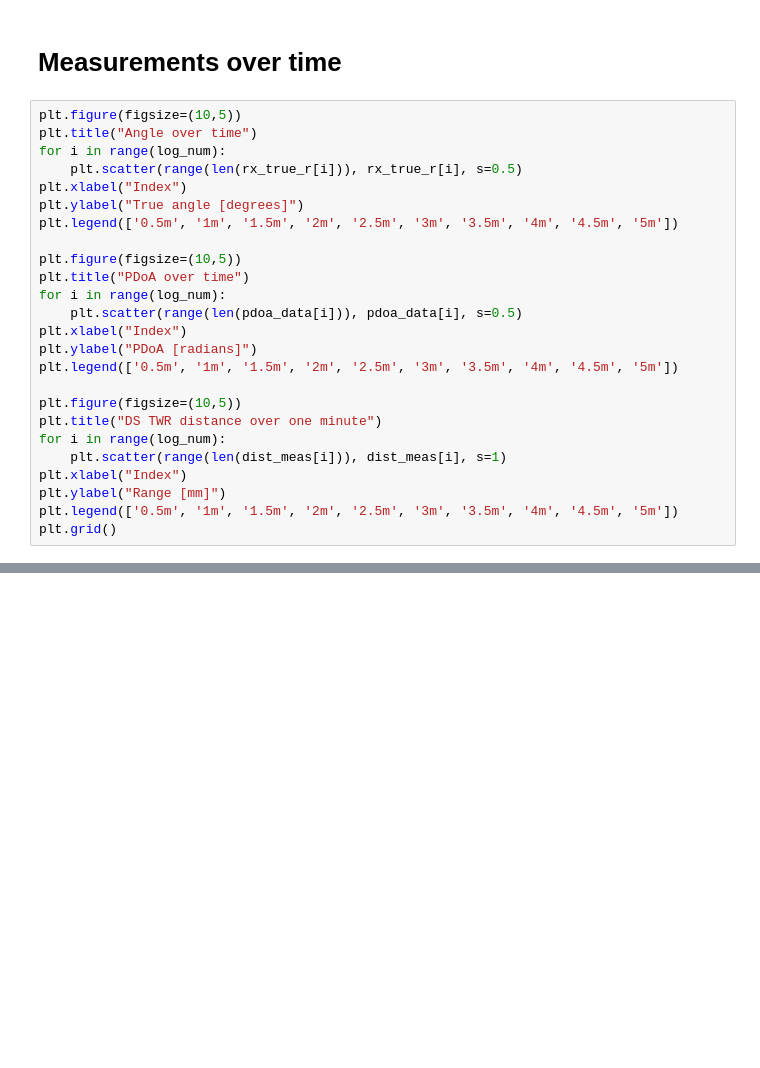
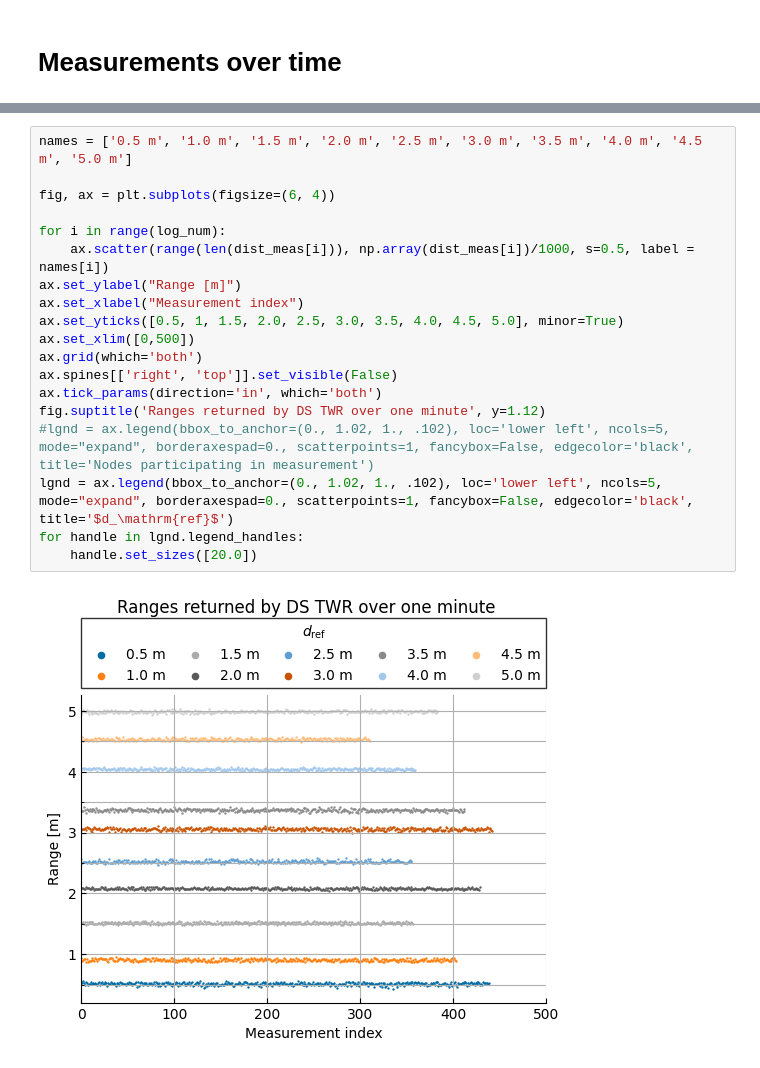
Before and after one commit to MarcusLariJ/UWB_Rasberry, a Jupyter notebook: Data/twr_reader.ipynb, the cells around one changed output, grey strips where cells are left out. Cells and saved outputs as stored; diff of their text form; blank space fills up the shorter version.

```diff
--- a/Data/twr_reader.ipynb
+++ b/Data/twr_reader.ipynb
@@ -93,28 +96,3 @@ for log in files:
 # Plot data
 # %% [markdown]
 # Measurements over time
-# %%
-plt.figure(figsize=(10,5))
-plt.title("Angle over time")
-for i in range(log_num):
-    plt.scatter(range(len(rx_true_r[i])), rx_true_r[i], s=0.5)
-plt.xlabel("Index")
-plt.ylabel("True angle [degrees]")
-plt.legend(['0.5m', '1m', '1.5m', '2m', '2.5m', '3m', '3.5m', '4m', '4.5m', '5m'])
-
-plt.figure(figsize=(10,5))
-plt.title("PDoA over time")
-for i in range(log_num):
-    plt.scatter(range(len(pdoa_data[i])), pdoa_data[i], s=0.5)
-plt.xlabel("Index")
-plt.ylabel("PDoA [radians]")
-plt.legend(['0.5m', '1m', '1.5m', '2m', '2.5m', '3m', '3.5m', '4m', '4.5m', '5m'])
-
-plt.figure(figsize=(10,5))
-plt.title("DS TWR distance over one minute")
-for i in range(log_num):
-    plt.scatter(range(len(dist_meas[i])), dist_meas[i], s=1)
-plt.xlabel("Index")
-plt.ylabel("Range [mm]")
-plt.legend(['0.5m', '1m', '1.5m', '2m', '2.5m', '3m', '3.5m', '4m', '4.5m', '5m'])
-plt.grid()
@@ -124,0 +99,21 @@ plt.grid()
+# %%
+names = ['0.5 m', '1.0 m', '1.5 m', '2.0 m', '2.5 m', '3.0 m', '3.5 m', '4.0 m', '4.5 m', '5.0 m']
+
+fig, ax = plt.subplots(figsize=(6, 4))
+
+for i in range(log_num):
+    ax.scatter(range(len(dist_meas[i])), np.array(dist_meas[i])/1000, s=0.5, label = names[i])
+ax.set_ylabel("Range [m]")
+ax.set_xlabel("Measurement index")
+ax.set_yticks([0.5, 1, 1.5, 2.0, 2.5, 3.0, 3.5, 4.0, 4.5, 5.0], minor=True)
+ax.set_xlim([0,500])
+ax.grid(which='both')
+ax.spines[['right', 'top']].set_visible(False)
+ax.tick_params(direction='in', which='both')
+fig.suptitle('Ranges returned by DS TWR over one minute', y=1.12)
+#lgnd = ax.legend(bbox_to_anchor=(0., 1.02, 1., .102), loc='lower left', ncols=5, mode="expand", borderaxespad=0., scatterpoints=1, fancybox=False, edgecolor='black', title='Nodes participating in measurement')
+lgnd = ax.legend(bbox_to_anchor=(0., 1.02, 1., .102), loc='lower left', ncols=5, mode="expand", borderaxespad=0., scatterpoints=1, fancybox=False, edgecolor='black', title='$d_\mathrm{ref}$')
+for handle in lgnd.legend_handles:
+    handle.set_sizes([20.0])
+# %% [output]
+[figure, added]
```
Also changed, not shown: parts of 5 cells of this notebook, 4 other files.
